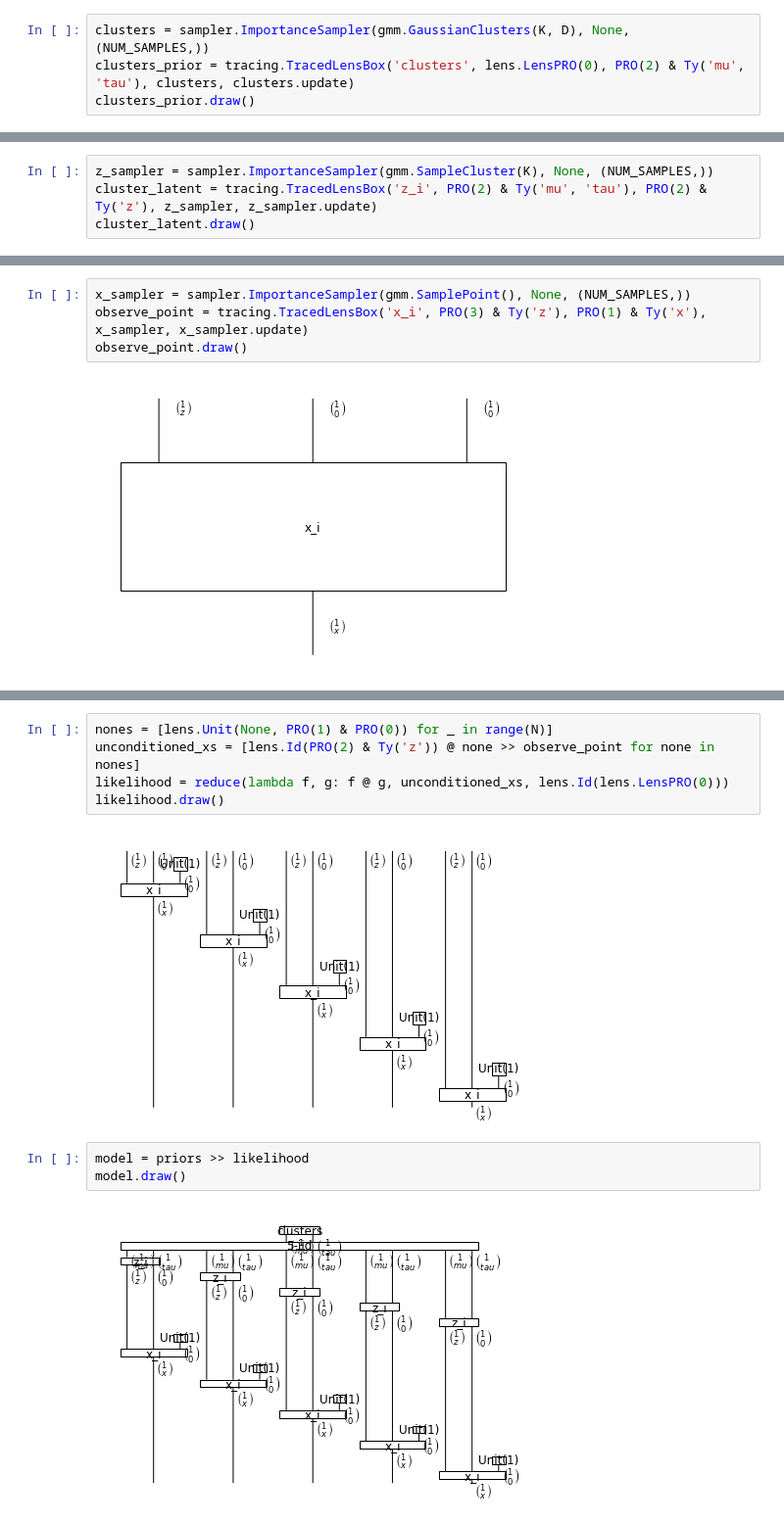
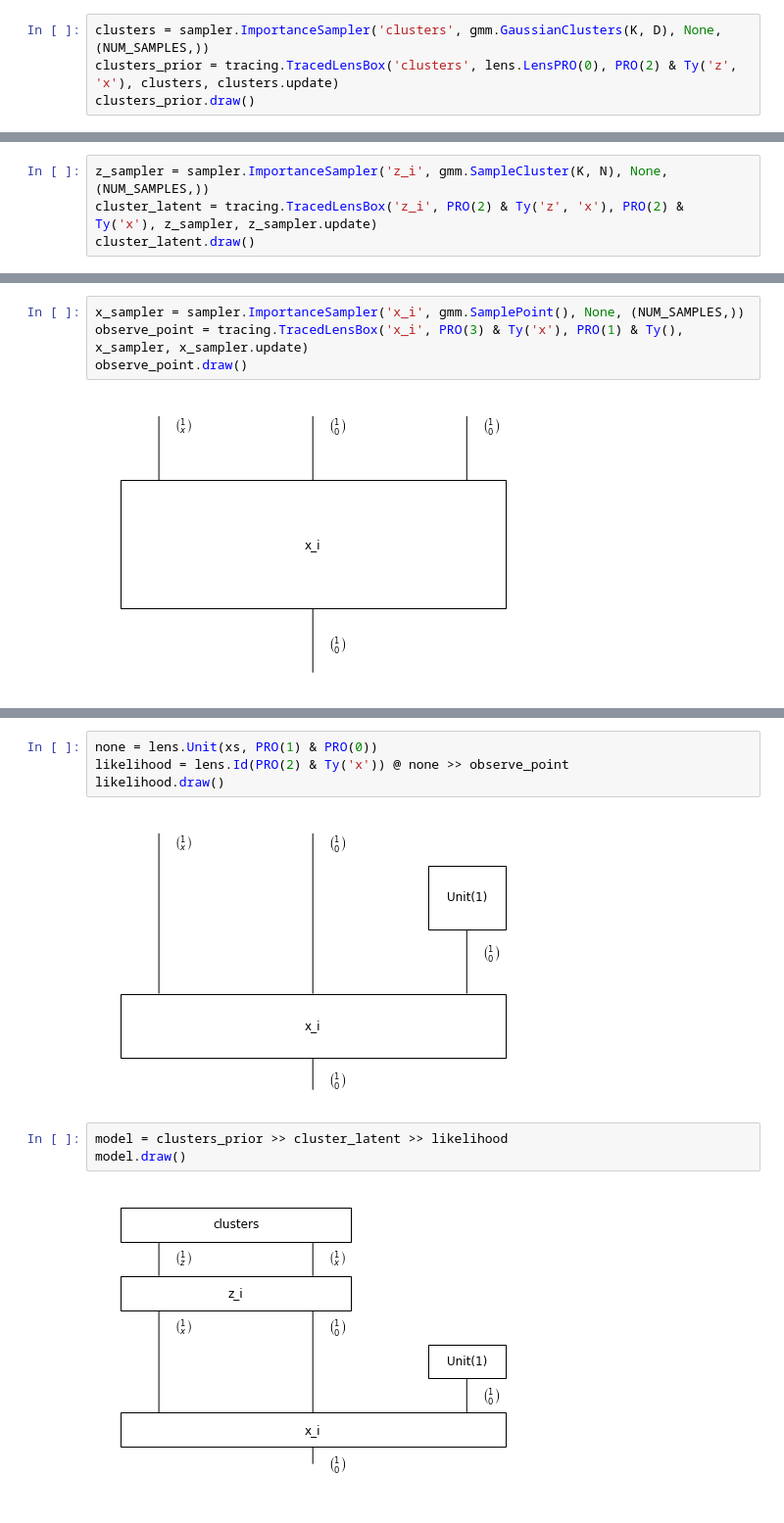
Before and after one commit to esennesh/combinators, a Jupyter notebook: examples/gmm/gmm.ipynb, the cells around one changed output, grey strips where cells are left out. Shown at 98% size. Drawn from its saved outputs; the diff is of its cells as text.

Commit message:
examples/gmm: mostly stable, accurate cluster evolution by Gibbs sampling
Signed-off-by: esennesh <sennesh.e@northeastern.edu>

```diff
--- a/examples/gmm/gmm.ipynb
+++ b/examples/gmm/gmm.ipynb
@@ -18,5 +25,5 @@ NUM_SAMPLES = 1
 # %%
-clusters = sampler.ImportanceSampler(gmm.GaussianClusters(K, D), None, (NUM_SAMPLES,))
-clusters_prior = tracing.TracedLensBox('clusters', lens.LensPRO(0), PRO(2) & Ty('mu', 'tau'), clusters, clusters.update)
+clusters = sampler.ImportanceSampler('clusters', gmm.GaussianClusters(K, D), None, (NUM_SAMPLES,))
+clusters_prior = tracing.TracedLensBox('clusters', lens.LensPRO(0), PRO(2) & Ty('z', 'x'), clusters, clusters.update)
 clusters_prior.draw()
 # %% [output]
@@ -24,5 +31,5 @@ clusters_prior.draw()
 # %%
-z_sampler = sampler.ImportanceSampler(gmm.SampleCluster(K), None, (NUM_SAMPLES,))
-cluster_latent = tracing.TracedLensBox('z_i', PRO(2) & Ty('mu', 'tau'), PRO(2) & Ty('z'), z_sampler, z_sampler.update)
+z_sampler = sampler.ImportanceSampler('z_i', gmm.SampleCluster(K, N), None, (NUM_SAMPLES,))
+cluster_latent = tracing.TracedLensBox('z_i', PRO(2) & Ty('z', 'x'), PRO(2) & Ty('x'), z_sampler, z_sampler.update)
 cluster_latent.draw()
 # %% [output]
@@ -30,6 +37,6 @@ cluster_latent.draw()
 # %%
-x_sampler = sampler.ImportanceSampler(gmm.SamplePoint(), None, (NUM_SAMPLES,))
-observe_point = tracing.TracedLensBox('x_i', PRO(3) & Ty('z'), PRO(1) & Ty('x'), x_sampler, x_sampler.update)
+x_sampler = sampler.ImportanceSampler('x_i', gmm.SamplePoint(), None, (NUM_SAMPLES,))
+observe_point = tracing.TracedLensBox('x_i', PRO(3) & Ty('x'), PRO(1) & Ty(), x_sampler, x_sampler.update)
 observe_point.draw()
 # %% [output]
 [figure]
@@ -41,12 +43,11 @@ priors.draw()
 # %%
-nones = [lens.Unit(None, PRO(1) & PRO(0)) for _ in range(N)]
-unconditioned_xs = [lens.Id(PRO(2) & Ty('z')) @ none >> observe_point for none in nones]
-likelihood = reduce(lambda f, g: f @ g, unconditioned_xs, lens.Id(lens.LensPRO(0)))
+none = lens.Unit(xs, PRO(1) & PRO(0))
+likelihood = lens.Id(PRO(2) & Ty('x')) @ none >> observe_point
 likelihood.draw()
 # %% [output]
-[figure, old version]
+[figure, new version]
 # %%
-model = priors >> likelihood
+model = clusters_prior >> cluster_latent >> likelihood
 model.draw()
 # %% [output]
-[figure, old version]
+[figure, new version]
```
Also changed, not shown: parts of 15 cells of this notebook.
